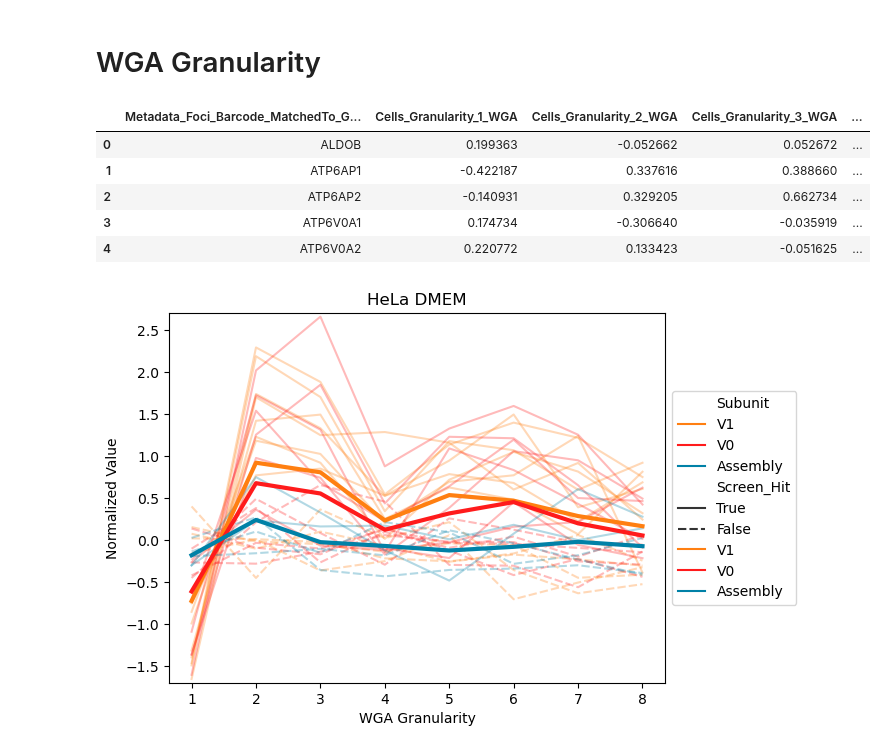
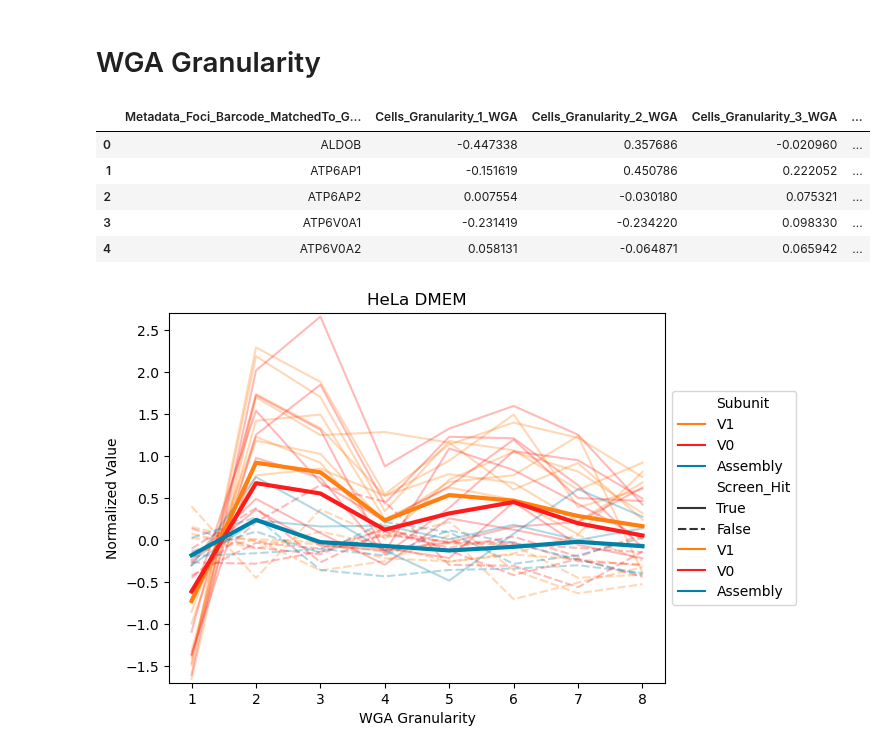
Before and after one commit to broadinstitute/2022_PERISCOPE, a Jupyter notebook: 6_Single_Features/6_single_feature_analysis.ipynb, the cells around one changed output. Cells and saved outputs as stored; diff of their text form; code cells hidden in the pictures.

```diff
--- a/6_Single_Features/6_single_feature_analysis.ipynb
+++ b/6_Single_Features/6_single_feature_analysis.ipynb
@@ -259,14 +280,9 @@ plt.show()
 # %% [markdown]
 # WGA Granularity
 # %%
-# load aggregated files if not running notebook straight through
-# you can skip this loading if you have just created the aggregated database in previous cells
+# Load aggregated files if not running notebook straight through
+# You can skip this loading if you have just created the aggregated database in previous cells
 
-keepcols = ['Cells_Granularity_2_WGA','Cells_Granularity_1_WGA','Cells_Granularity_4_WGA',
-                'Cells_Granularity_3_WGA','Metadata_Foci_Barcode_MatchedTo_GeneCode',
-                'Cells_Granularity_5_WGA','Cells_Granularity_6_WGA',
-                'Cells_Granularity_7_WGA', 'Cells_Granularity_8_WGA']
-
-HeLa_HPLM_WGA_df = pd.read_csv(os.path.join(data_input_folder, '20210422_6W_CP257_guide_normalized_median_merged_ALLBATCHES___HPLM___ALLWELLS.csv'), usecols=keepcols)
-HeLa_DMEM_WGA_df = pd.read_csv(os.path.join(data_input_folder, '20210422_6W_CP257_guide_normalized_median_merged_ALLBATCHES___DMEM___ALLWELLS.csv'), usecols=keepcols)
-A549_WGA_df = pd.read_csv(os.path.join(data_input_folder, '20200805_A549_WG_Screen_guide_normalized_median_merged_ALLBATCHES_ALLWELLS.csv'),usecols=keepcols)
+HeLa_HPLM_WGA_Granularity_df = pd.read_csv(os.path.join(output_folder, 'HeLa_HPLM_WGA_Granularity_features_only.csv'))
+HeLa_DMEM_WGA_Granularity_df = pd.read_csv(os.path.join(output_folder, 'HeLa_DMEM_WGA_Granularity_features_only.csv'))
+A549_WGA_Granularity_df = pd.read_csv(os.path.join(output_folder, 'A549_WGA_Granularity_features_only.csv'))
@@ -284,39 +289,40 @@ A549_WGA_df = A549_df[[keepcols]]
 # %%
 V1 = ['ATP6V1A', 'ATP6V1B1', 'ATP6V1B2', 'ATP6V1C1', 'ATP6V1C2', 'ATP6V1D', 'ATP6V1E1', 'ATP6V1E2',
         'ATP6V1G1', 'ATP6V1G2', 'ATP6V1G3', 'ATP6V1F', 'ATP6V1H']
 V0 = ['ATP6V0A1', 'ATP6V0A2', 'ATP6V0A4', 'ATP6V0B', 'ATP6V0C', 'ATP6V0D1', 'ATP6V0D2',
       'ATP6V0E1', 'ATP6V0E2', 'ATP6AP1', 'ATP6AP2', 'RNASEK', 'ATP6V0A3','TCIRG1']
-# RNASEK = ATP6V0A3
 Assembly = ['ALDOB', 'CCDC115', 'VMA21', 'TMEM199', 'TM9SF4']
 
 genelist = V1 + V0 + Assembly + ['nontargeting']
 
-HeLa_HPLM_WGA_df = HeLa_HPLM_WGA_df[HeLa_HPLM_WGA_df['Metadata_Foci_Barcode_MatchedTo_GeneCode'].isin(genelist)]
-HeLa_HPLM_WGA_meandf = HeLa_HPLM_WGA_df.groupby(['Metadata_Foci_Barcode_MatchedTo_GeneCode']).mean().reset_index()
+HeLa_HPLM_WGA_Granularity_df = HeLa_HPLM_WGA_Granularity_df[HeLa_HPLM_WGA_Granularity_df['Metadata_Foci_Barcode_MatchedTo_GeneCode'].isin(genelist)]
+HeLa_HPLM_WGA_Granularity_meandf = HeLa_HPLM_WGA_Granularity_df.groupby(['Metadata_Foci_Barcode_MatchedTo_GeneCode']).mean().reset_index()
 
-HeLa_DMEM_WGA_df = HeLa_DMEM_WGA_df[HeLa_DMEM_WGA_df['Metadata_Foci_Barcode_MatchedTo_GeneCode'].isin(genelist)]
-HeLa_DMEM_WGA_meandf = HeLa_DMEM_WGA_df.groupby(['Metadata_Foci_Barcode_MatchedTo_GeneCode']).mean().reset_index()
+HeLa_DMEM_WGA_Granularity_df = HeLa_DMEM_WGA_Granularity_df[HeLa_DMEM_WGA_Granularity_df['Metadata_Foci_Barcode_MatchedTo_GeneCode'].isin(genelist)]
+HeLa_DMEM_WGA_Granularity_meandf = HeLa_DMEM_WGA_Granularity_df.groupby(['Metadata_Foci_Barcode_MatchedTo_GeneCode']).mean().reset_index()
 
-A549_WGA_df = A549_WGA_df[A549_WGA_df['Metadata_Foci_Barcode_MatchedTo_GeneCode'].isin(genelist)]
-A549_WGA_meandf = A549_WGA_df.groupby(['Metadata_Foci_Barcode_MatchedTo_GeneCode']).mean().reset_index()
+A549_WGA_Granularity_df = A549_WGA_Granularity_df[A549_WGA_Granularity_df['Metadata_Foci_Barcode_MatchedTo_GeneCode'].isin(genelist)]
+A549_WGA_Granularity_meandf = A549_WGA_Granularity_df.groupby(['Metadata_Foci_Barcode_MatchedTo_GeneCode']).mean().reset_index()
 
-for meandf in [HeLa_HPLM_WGA_meandf, HeLa_DMEM_WGA_meandf, A549_WGA_meandf]:
+for meandf,screen in [(HeLa_HPLM_WGA_Granularity_meandf,'HeLa_HPLM'), (HeLa_DMEM_WGA_Granularity_meandf,'HeLa_DMEM'), (A549_WGA_Granularity_meandf,'A549')]:
     for row in meandf['Metadata_Foci_Barcode_MatchedTo_GeneCode']:
         if row in V0:
-            meandf.at[meandf['Metadata_Foci_Barcode_MatchedTo_GeneCode']==row, 'Subunit'] = 'V0'
+            meandf.loc[meandf['Metadata_Foci_Barcode_MatchedTo_GeneCode']==row, 'Subunit'] = 'V0'
         if row in V1:
-            meandf.at[meandf['Metadata_Foci_Barcode_MatchedTo_GeneCode']==row, 'Subunit'] = 'V1'
+            meandf.loc[meandf['Metadata_Foci_Barcode_MatchedTo_GeneCode']==row, 'Subunit'] = 'V1'
         if row in Assembly:
-            meandf.at[meandf['Metadata_Foci_Barcode_MatchedTo_GeneCode']==row, 'Subunit'] = 'Assembly'
+            meandf.loc[meandf['Metadata_Foci_Barcode_MatchedTo_GeneCode']==row, 'Subunit'] = 'Assembly'
         if row == 'nontargeting':
-            meandf.at[meandf['Metadata_Foci_Barcode_MatchedTo_GeneCode']==row, 'Subunit'] = 'control'
+            meandf.loc[meandf['Metadata_Foci_Barcode_MatchedTo_GeneCode']==row, 'Subunit'] = 'control'
+    meandf = meandf.astype({'Subunit': 'category','Metadata_Foci_Barcode_MatchedTo_GeneCode': 'category'})
+    meandf.to_csv(os.path.join(output_folder,f'{screen}_WGA_Granularity_annotated.csv'), index=False)
 
-meandf.head()
+HeLa_HPLM_WGA_Granularity_meandf.head()
 # %% [output]
 |  | Metadata_Foci_Barcode_MatchedTo_G... | Cells_Granularity_1_WGA | Cells_Granularity_2_WGA | Cells_Granularity_3_WGA | ... |
-| 0 | ALDOB | 0.199363 | -0.052662 | 0.052672 | ... |
-| 1 | ATP6AP1 | -0.422187 | 0.337616 | 0.388660 | ... |
-| 2 | ATP6AP2 | -0.140931 | 0.329205 | 0.662734 | ... |
-| 3 | ATP6V0A1 | 0.174734 | -0.306640 | -0.035919 | ... |
-| 4 | ATP6V0A2 | 0.220772 | 0.133423 | -0.051625 | ... |
+| 0 | ALDOB | -0.447338 | 0.357686 | -0.020960 | ... |
+| 1 | ATP6AP1 | -0.151619 | 0.450786 | 0.222052 | ... |
+| 2 | ATP6AP2 | 0.007554 | -0.030180 | 0.075321 | ... |
+| 3 | ATP6V0A1 | -0.231419 | -0.234220 | 0.098330 | ... |
+| 4 | ATP6V0A2 | 0.058131 | -0.064871 | 0.065942 | ... |
 # %%
```
Also changed, not shown: parts of 24 cells of this notebook, 45 other files.
